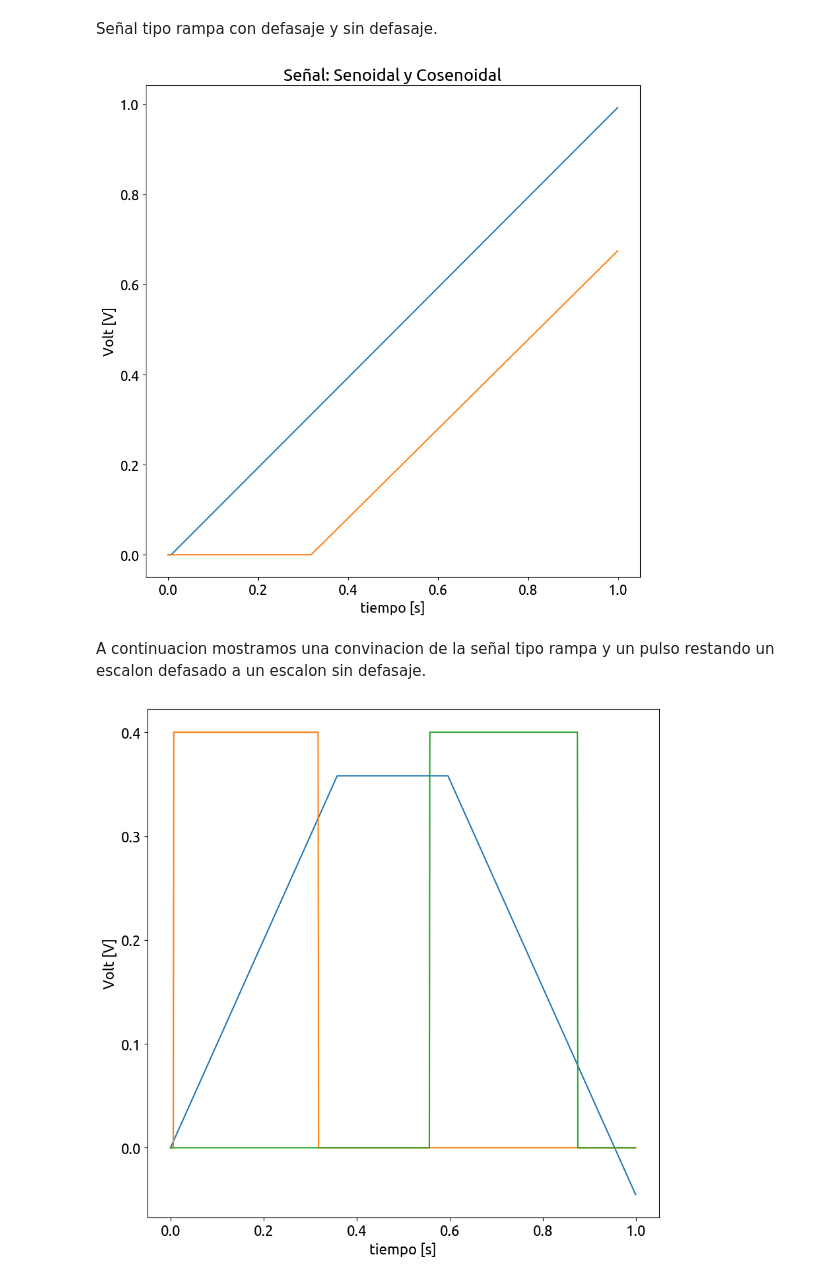
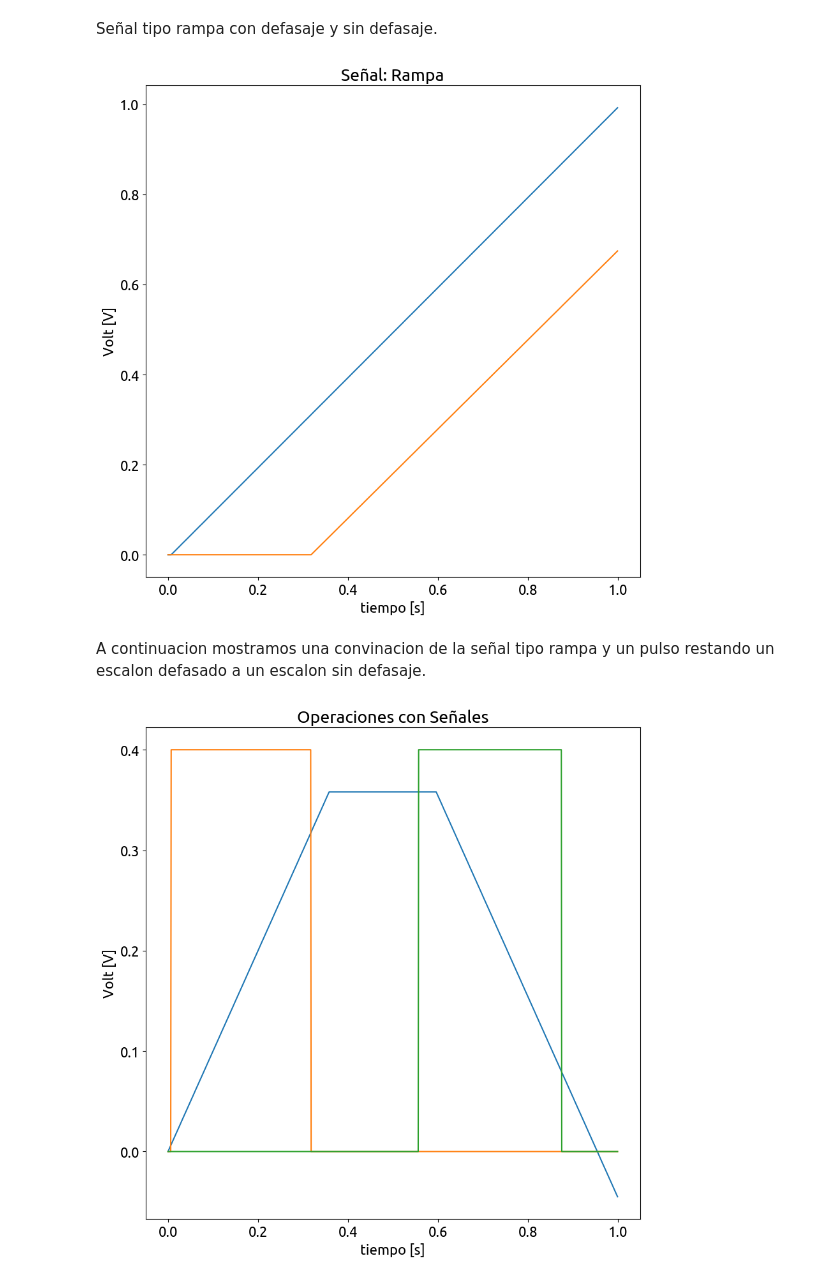
Before and after one commit to phrom89/PDS, a Jupyter notebook: notebook0.ipynb, the cells around one changed output. Drawn from its saved outputs; the diff is of its cells as text; code cells hidden in the pictures.

```diff
--- a/notebook0.ipynb
+++ b/notebook0.ipynb
@@ -117,34 +117,35 @@ Signal1 = mi_funcion_ramp(vmax*0.99, dc, ff, ph*40, nn, fs)
 
 plt.plot(Signal0[0], Signal0[1])
 plt.plot(Signal1[0], Signal1[1])
-plt.title('Señal: Senoidal y Cosenoidal')
+plt.title('Señal: Rampa')
 plt.xlabel('tiempo [s]')
 plt.ylabel('Volt [V]')
 plt.axis('tight')
 plt.show()
 # %% [output]
-[figure, old version]
+[figure, new version]
 # %% [markdown]
 A continuacion mostramos una convinacion de la señal tipo rampa y un pulso restando un escalon defasado a un escalon sin defasaje.
 # %%
 Signal0 = mi_funcion_ramp(vmax, dc, ff, ph*0, nn, fs)
 Signal1 = mi_funcion_ramp(vmax, dc, ff, ph*45, nn, fs)
 Signal2 = mi_funcion_ramp(vmax, dc, ff, ph*75, nn, fs)
 
 Signal3 = mi_funcion_step(vmax*0.4, dc, ff, ph*1, nn, fs)
 Signal4 = mi_funcion_step(vmax*0.4, dc, ff, ph*40, nn, fs)
 
 Signal5 = mi_funcion_step(vmax*0.4, dc, ff, ph*70, nn, fs)
 Signal6 = mi_funcion_step(vmax*0.4, dc, ff, ph*110, nn, fs)
 
 
 
 plt.plot(Signal0[0], Signal0[1]-Signal1[1]-Signal2[1])
 plt.plot(Signal3[0],Signal3[1]-Signal4[1])
 plt.plot(Signal5[0],Signal5[1]-Signal6[1])
+plt.title('Operaciones con Señales')
 plt.xlabel('tiempo [s]')
 plt.ylabel('Volt [V]')
 plt.axis('tight')
 plt.show()
 # %% [output]
-[figure, old version]
+[figure, new version]
```
Also changed, not shown: parts of 2 cells of this notebook, 1 other file.
